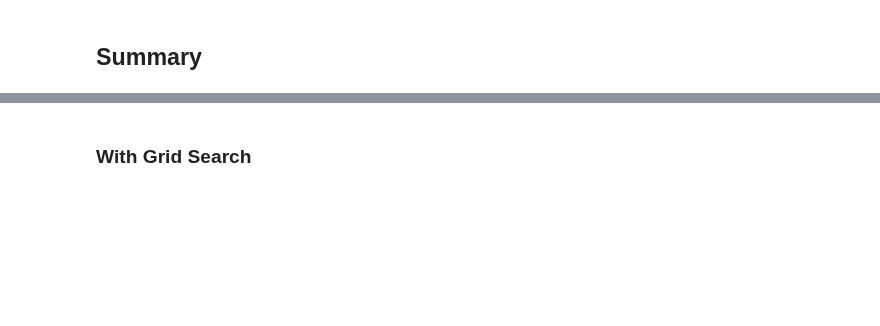
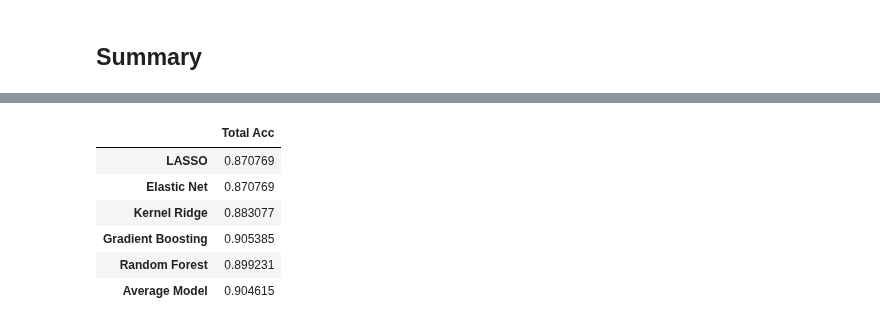
Before and after one commit to nhanph/BMME_480_Pham, a Jupyter notebook: Project/Presentation_Final_Regression.ipynb, the cells around one changed output, grey strips where cells are left out. Saved outputs shown, nothing was run; the diff lists cells and outputs as text; code cells hidden in the pictures; blank space fills up the shorter version.

```diff
--- a/Project/Presentation_Final_Regression.ipynb
+++ b/Project/Presentation_Final_Regression.ipynb
@@ -545,11 +652,17 @@ reg_df
 # %%
-reg_list = [lasso_acc, enet_acc, krr_acc, gboost_grid_acc, avg_model_acc]
+reg_list = [lasso_grid_acc, enet_grid_acc, krr_grid_acc, gboost_grid_acc, rfr_grid_acc, avg_model_best_acc]
 total_acc = []
 total_acc.extend([np.sum(x.correct_cnt) / np.sum(x.total_cnt) for x in  reg_list])
 
 new_dict = {'Total Acc': total_acc}
-reg_names = ['LASSO', 'Elastic Net', 'Kernel Ridge', 'Gradient Boosting', 'Average Model']
+reg_names = ['LASSO', 'Elastic Net', 'Kernel Ridge', 'Gradient Boosting', 'Random Forest', 'Average Model']
 total_acc = pd.DataFrame(new_dict, index=reg_names)
 total_acc
+# %% [output]
+|  | Total Acc |
+| LASSO | 0.870769 |
+| Elastic Net | 0.870769 |
+| Kernel Ridge | 0.883077 |
+| Gradient Boosting | 0.905385 |
+| Random Forest | 0.899231 |
+| Average Model | 0.904615 |
-# %% [markdown]
-### With Grid Search
```
Also changed, not shown: parts of 15 cells of this notebook, 3 other files.
